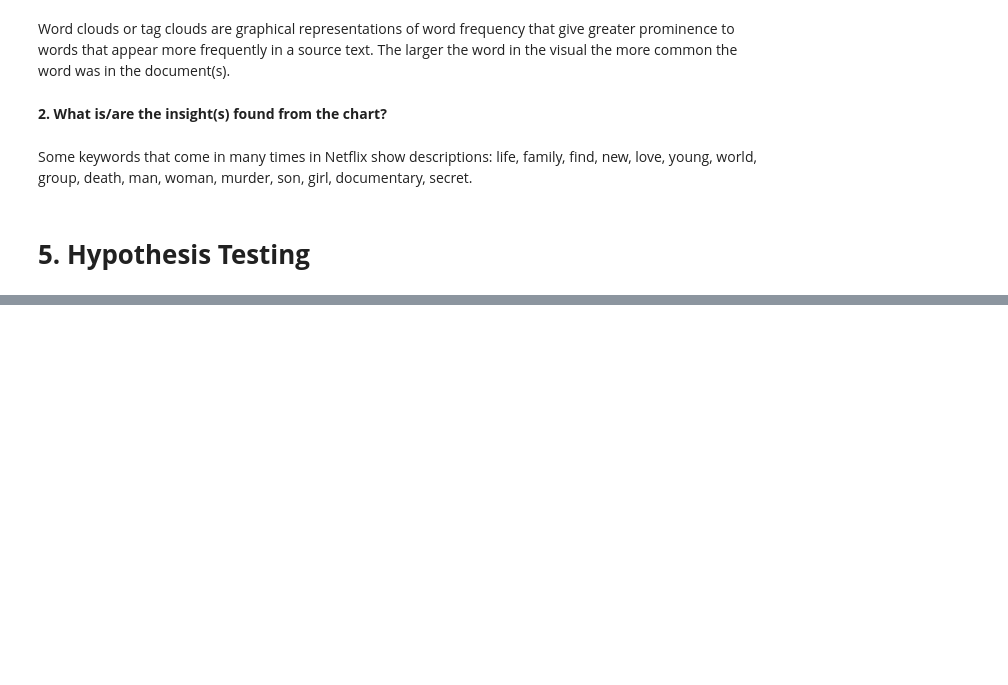
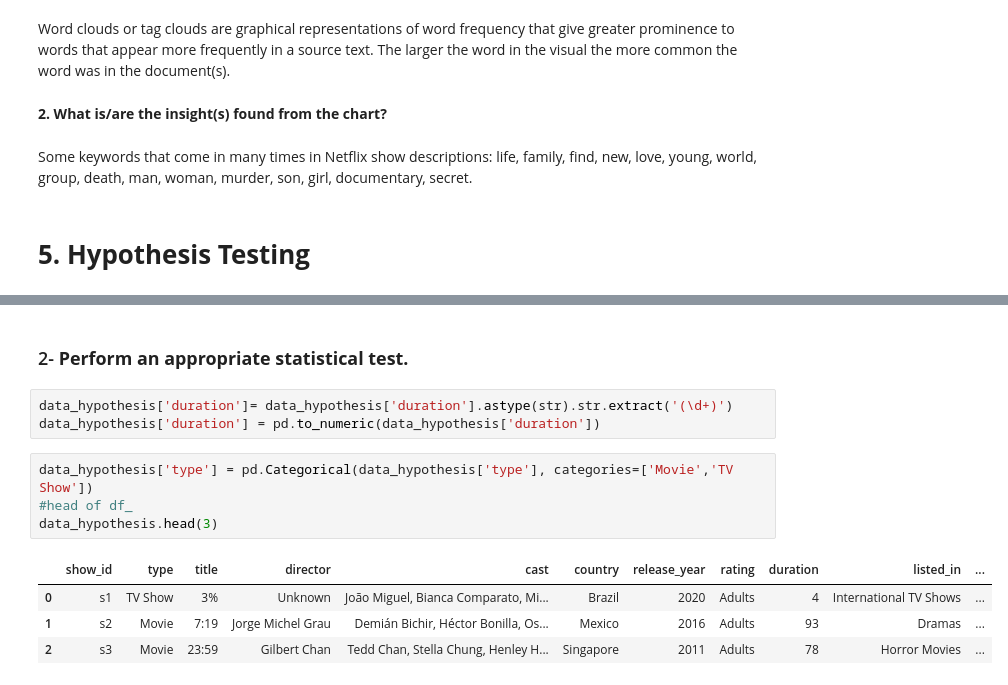
Before and after one commit to Sairindhrijena/Netflix-Movies-and-TV-Shows-Clustering, a Jupyter notebook: Netflix_Movies_and_TV_Shows_Clustering.ipynb, the cells around one changed output, grey strips where cells are left out. Drawn from its saved outputs; the diff is of its cells as text; blank space fills up the shorter version.

```diff
--- a/Netflix_Movies_and_TV_Shows_Clustering.ipynb
+++ b/Netflix_Movies_and_TV_Shows_Clustering.ipynb
@@ -1067,0 +1219,14 @@ Some keywords that come in many times in Netflix show descriptions: life, family
+# %% [markdown]
+### 2- **Perform an appropriate statistical test.**
+# %%
+data_hypothesis['duration']= data_hypothesis['duration'].astype(str).str.extract('(\d+)')
+data_hypothesis['duration'] = pd.to_numeric(data_hypothesis['duration'])
+# %%
+data_hypothesis['type'] = pd.Categorical(data_hypothesis['type'], categories=['Movie','TV Show'])
+#head of df_
+data_hypothesis.head(3)
+# %% [output]
+|  | show_id | type | title | director | cast | country | release_year | rating | duration | listed_in | ... |
+| 0 | s1 | TV Show | 3% | Unknown | João Miguel, Bianca Comparato, Mi... | Brazil | 2020 | Adults | 4 | International TV Shows | ... |
+| 1 | s2 | Movie | 7:19 | Jorge Michel Grau | Demián Bichir, Héctor Bonilla, Os... | Mexico | 2016 | Adults | 93 | Dramas | ... |
+| 2 | s3 | Movie | 23:59 | Gilbert Chan | Tedd Chan, Stella Chung, Henley H... | Singapore | 2011 | Adults | 78 | Horror Movies | ... |
```
Also changed, not shown: parts of 29 cells of this notebook.
